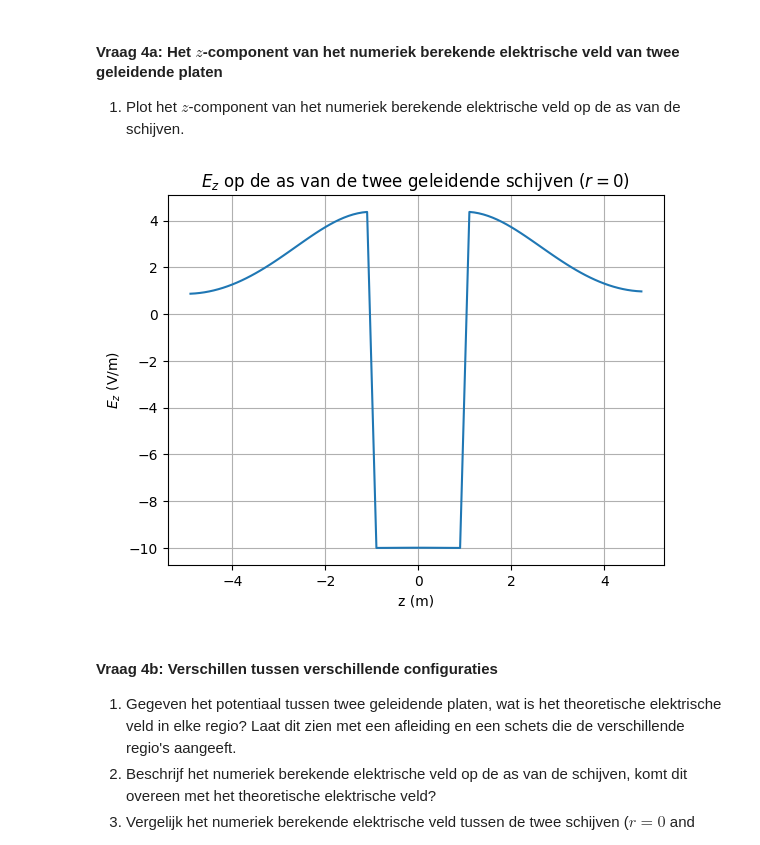
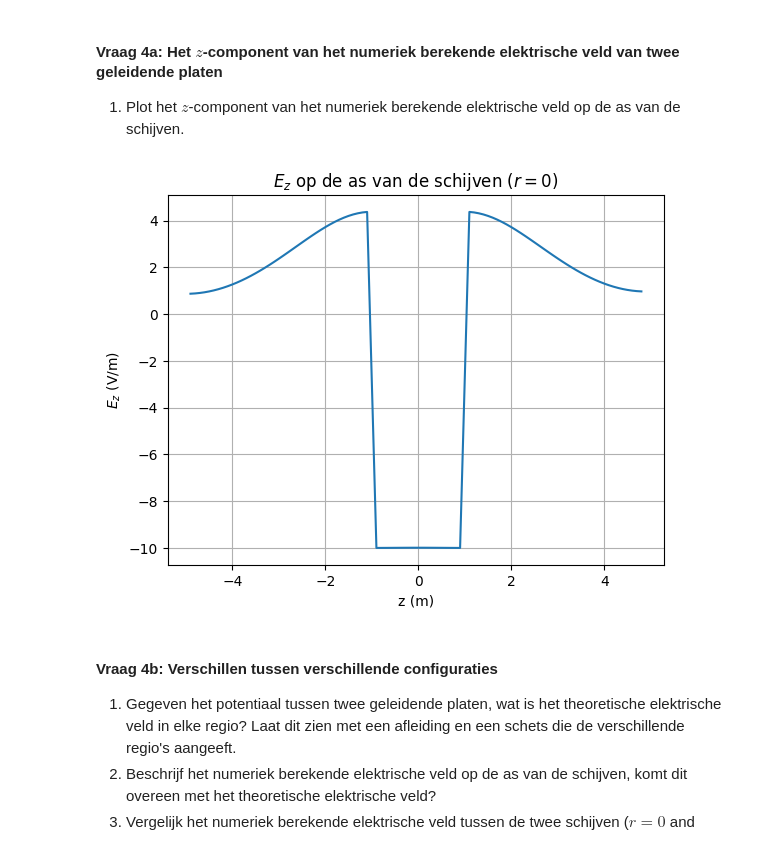
Before and after one commit to thaak123/THAAK-opdrachten-DEF-D, a Jupyter notebook: DigitaleOntwerpopdrachten/1CondensatorOpdracht/CondensatorOntwerpopdracht.ipynb, the cells around one changed output. Cells and saved outputs as stored; diff of their text form; code cells hidden in the pictures.

```diff
--- a/DigitaleOntwerpopdrachten/1CondensatorOpdracht/CondensatorOntwerpopdracht.ipynb
+++ b/DigitaleOntwerpopdrachten/1CondensatorOpdracht/CondensatorOntwerpopdracht.ipynb
@@ -700,19 +700,19 @@ plot_results_disk(Ez, Er, normE, V, r, z, grid_step, disk_radius, z_pos_disk1, z
 # %%
 # Index voor r = 0
 idx_r0 = np.argmin(np.abs(r_for_E))
 
 # Ez op de as
 Ez_axis = Ez[:, idx_r0]
 
 plt.figure()
 plt.plot(z_for_E, Ez_axis)
 plt.xlabel("z (m)")
 plt.ylabel(r"$E_z$ (V/m)")
-plt.title(r"$E_z$ op de as van de twee geleidende schijven ($r=0$)")
+plt.title(r"$E_z$ op de as van de schijven ($r=0$)")
 plt.grid()
 plt.show()
 # %% [output]
-[figure, old version]
+[figure, new version]
 # %% [markdown]
 #### Vraag 4b: Verschillen tussen verschillende configuraties
 
```
Also changed, not shown: parts of 2 cells of this notebook.
